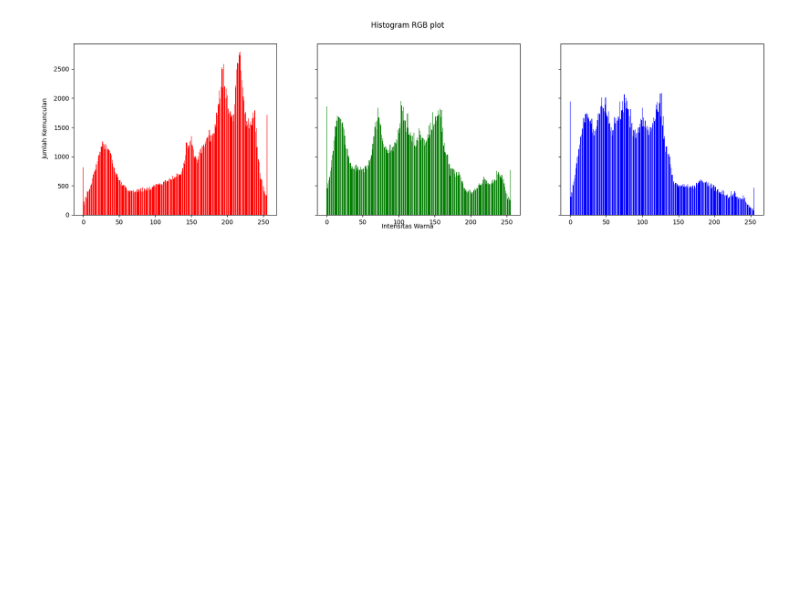
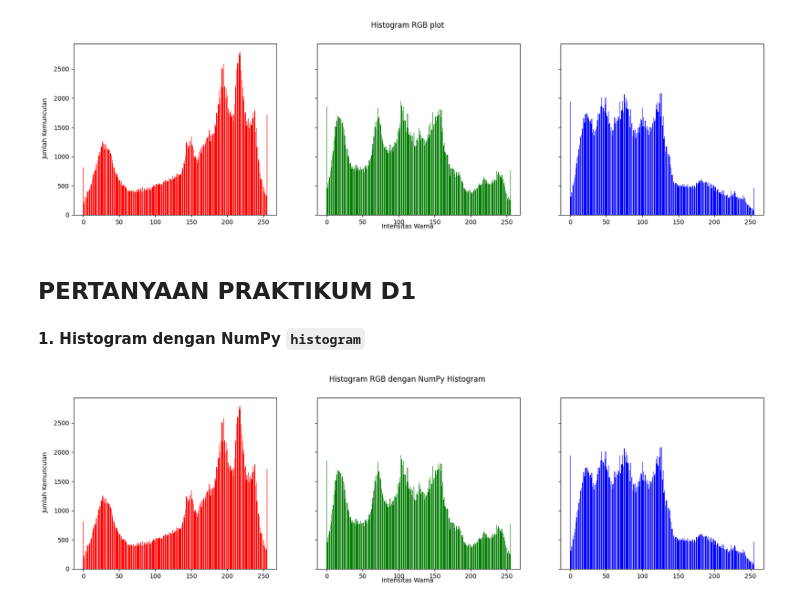
Before and after one commit to Putra1688/PCVK25_3G_22, a Jupyter notebook: Week05_22.ipynb, the cells around one changed output. Cells and saved outputs as stored; diff of their text form; code cells hidden in the pictures; blank space fills up the shorter version.

Commit message:
P5_PertanyaanD1_22

```diff
--- a/Week05_22.ipynb
+++ b/Week05_22.ipynb
@@ -44,3 +44,31 @@ axs[2].bar(names, blue, color='blue')
 Output :
 <BarContainer object of 256 artists>
 [figure]
+# %% [markdown]
+## **PERTANYAAN PRAKTIKUM D1**
+# %% [markdown]
+**1. Histogram dengan NumPy `histogram`**
+# %%
+
+r = img[:, :, 0].ravel()
+g = img[:, :, 1].ravel()
+b = img[:, :, 2].ravel()
+
+# Hitung histogram dengan NumPy
+hist_r, bins_r = np.histogram(r, bins=256, range=(0, 256))
+hist_g, bins_g = np.histogram(g, bins=256, range=(0, 256))
+hist_b, bins_b = np.histogram(b, bins=256, range=(0, 256))
+
+# Plot hasil histogram
+fig, axs = plt.subplots(1, 3, figsize=[20, 5], sharex=True, sharey=True)
+fig.suptitle('Histogram RGB dengan NumPy Histogram')
+fig.text(0.09, 0.5, 'Jumlah Kemunculan', va='center', rotation='vertical')
+fig.text(0.5, 0.05, 'Intensitas Warna', ha='center')
+
+axs[0].bar(np.arange(256), hist_r, color='red')
+axs[1].bar(np.arange(256), hist_g, color='green')
+axs[2].bar(np.arange(256), hist_b, color='blue')
+
+plt.show()
+# %% [output]
+[figure, added]
```
Also changed, not shown: parts of 4 cells of this notebook.
